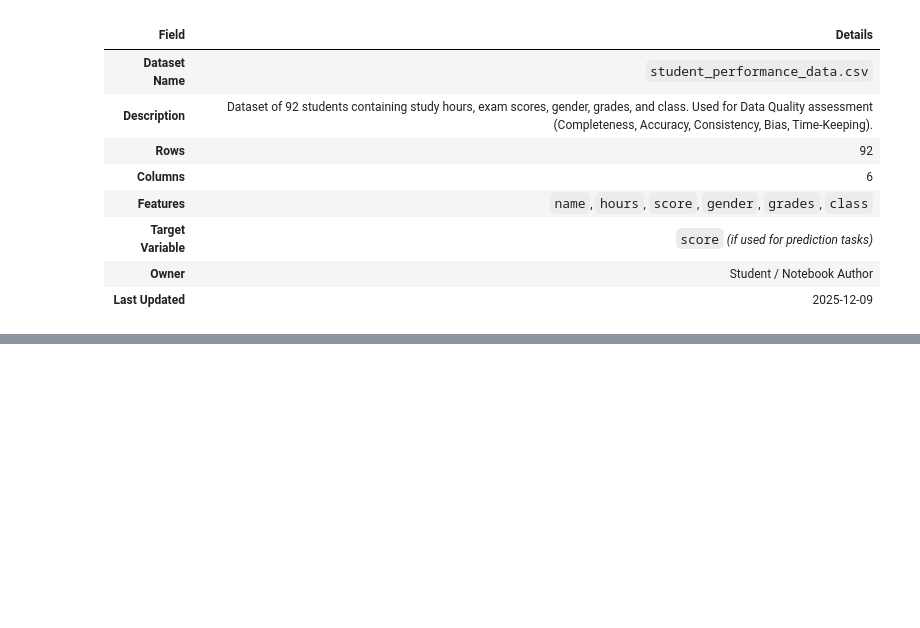
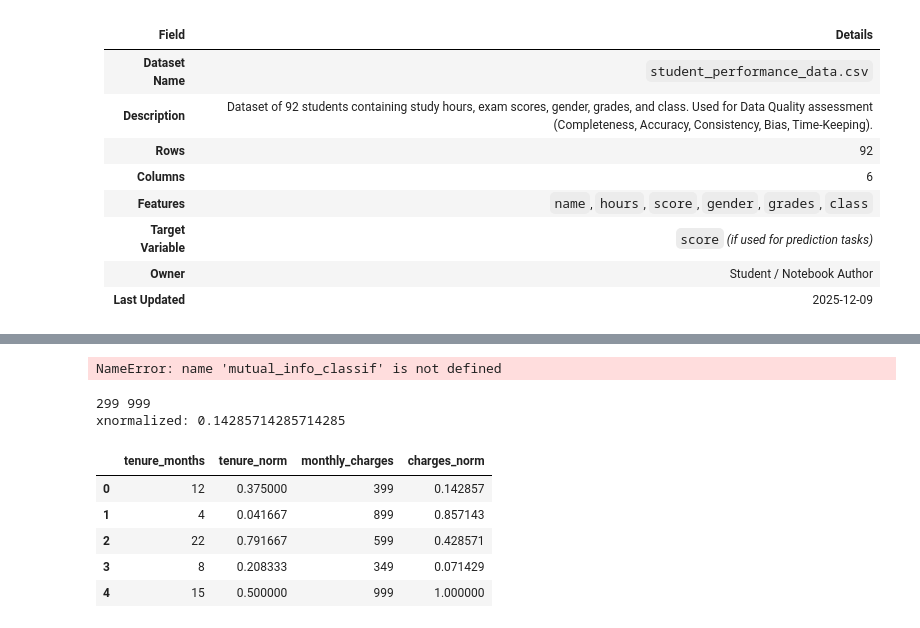
Before and after one commit to shravani123B/MLclass, a Jupyter notebook: 32.ipynb, the cells around one changed output, grey strips where cells are left out. Drawn from its saved outputs; the diff is of its cells as text; code cells hidden in the pictures; blank space fills up the shorter version.

```diff
--- a/32.ipynb
+++ b/32.ipynb
@@ -171,0 +453,46 @@ Name: proportion, dtype: float64
+# %%
+# Mutual Information (Feature Importance)
+
+mi = mutual_info_classif(X, y, discrete_features=False, random_state=42)
+
+importance = (
+    pd.DataFrame({'Feature': X.columns, 'MI_Score': mi})
+    .sort_values(by='MI_Score', ascending=False)
+    .reset_index(drop=True)
+)
+
+print("Mutual Information Scores:\n")
+print(importance)
+
+# Plot Mutual Information Scores
+plt.figure(figsize=(8, 5))
+sns.barplot(data=importance, x='MI_Score', y='Feature', palette='viridis')
+plt.title("Feature Importance (Mutual Information)")
+plt.xlabel("Mutual Information Score")
+plt.ylabel("Feature")
+plt.show()
+# %% [output]
+NameError: name 'mutual_info_classif' is not defined
+# %%
+
+minmax = MinMaxScaler()
+df[['tenure_norm','charges_norm']] = minmax.fit_transform(df[['tenure_months','monthly_charges']])
+df[['tenure_months','tenure_norm','monthly_charges','charges_norm']].head()
+
+
+xmax=df['monthly_charges'].max()
+xmin=df['monthly_charges'].min()
+print(xmin,xmax)
+xnor = (399 - xmin)/(xmax-xmin)
+print("xnormalized:",xnor)
+
+df[['tenure_months','tenure_norm','monthly_charges','charges_norm']].head()
+# %% [output]
+299 999
+xnormalized: 0.14285714285714285
+|  | tenure_months | tenure_norm | monthly_charges | charges_norm |
+| 0 | 12 | 0.375000 | 399 | 0.142857 |
+| 1 | 4 | 0.041667 | 899 | 0.857143 |
+| 2 | 22 | 0.791667 | 599 | 0.428571 |
+| 3 | 8 | 0.208333 | 349 | 0.071429 |
+| 4 | 15 | 0.500000 | 999 | 1.000000 |
```
Also changed, not shown: parts of 12 cells of this notebook, 2 other files.
